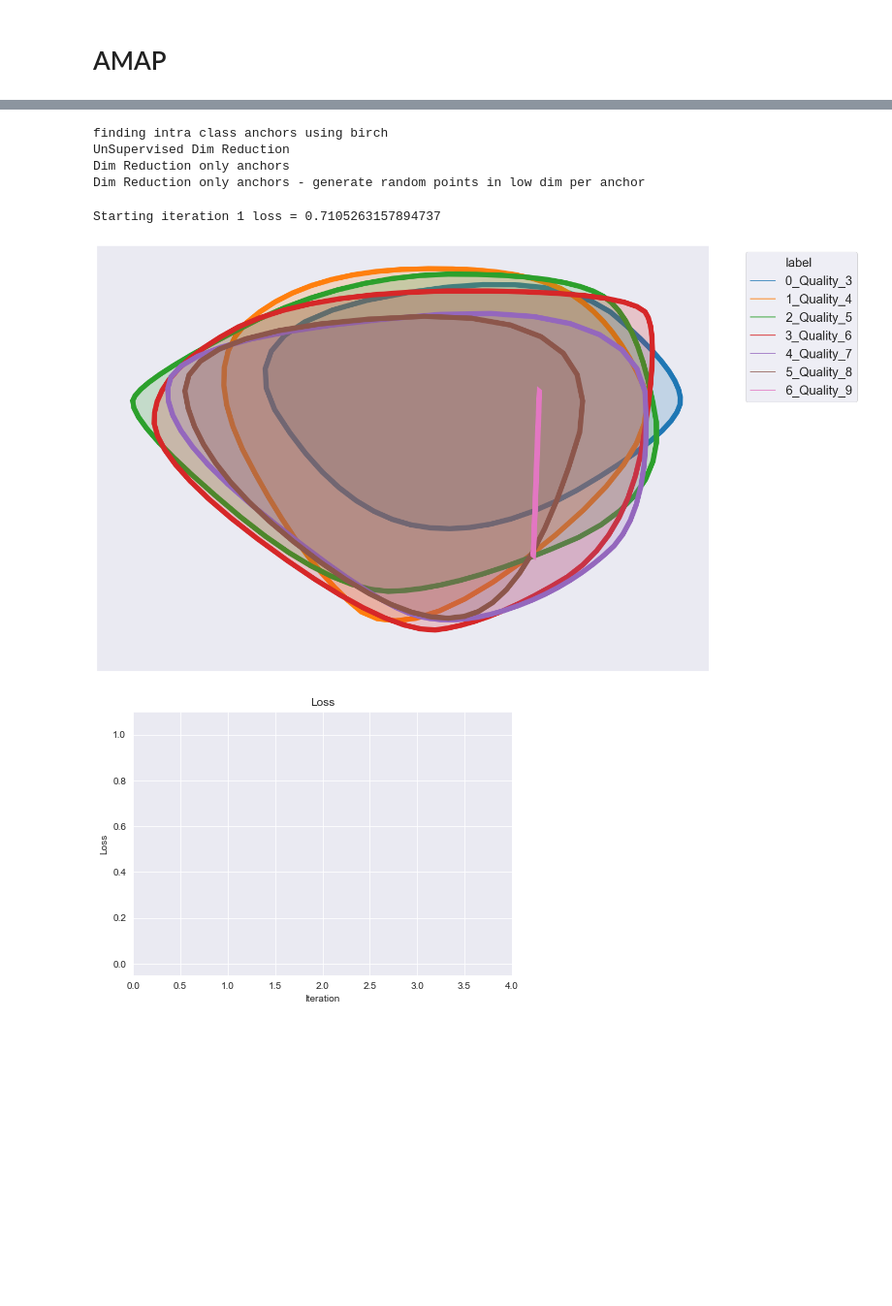
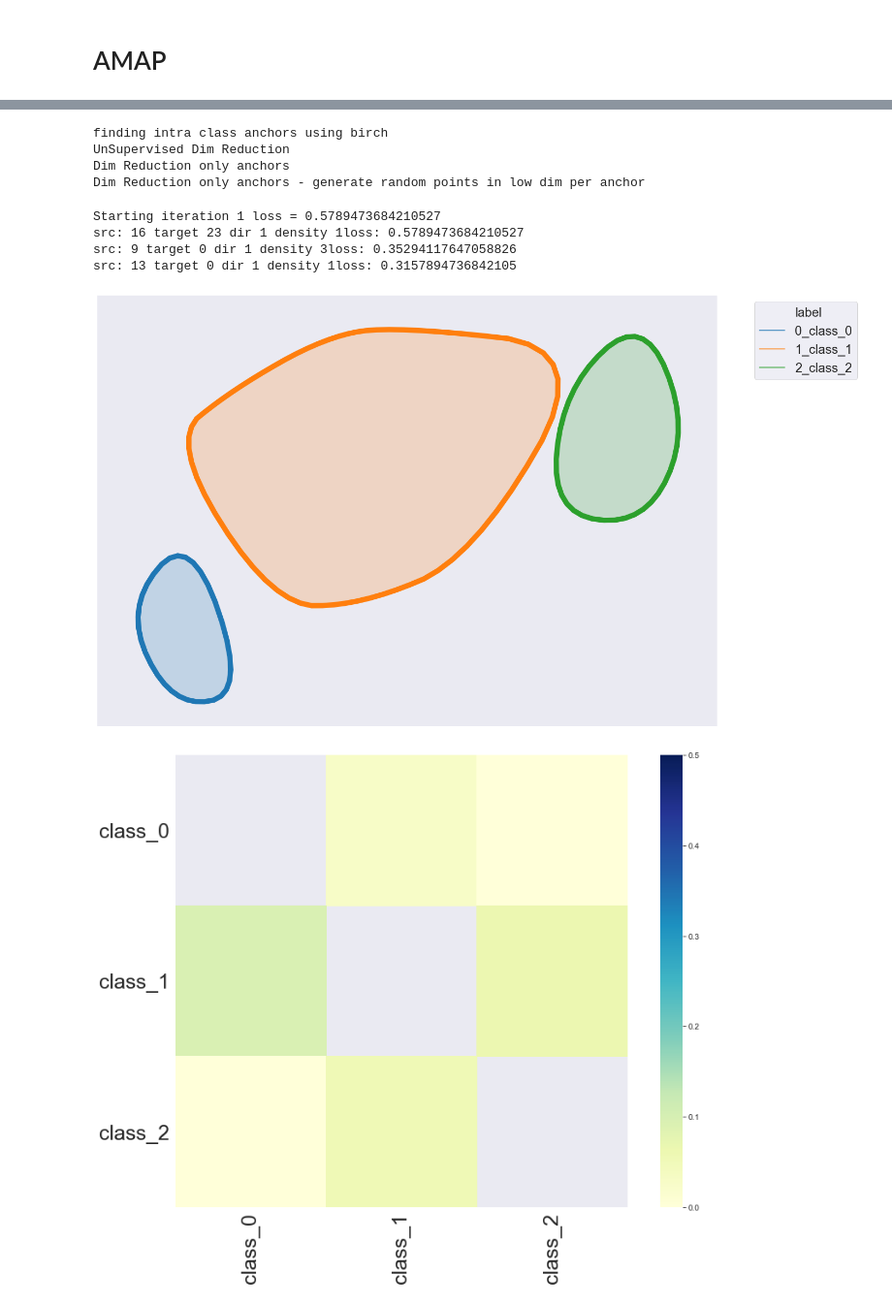
Before and after one commit to wuuusicong/ExplorationAndVisualizationOfHighDimClusters, a Jupyter notebook: notebooks/WineDataset.ipynb, the cells around one changed output, grey strips where cells are left out. Shown at 97% size. Saved outputs shown, nothing was run; the diff lists cells and outputs as text; code cells hidden in the pictures; blank space fills up the shorter version.

```diff
--- a/notebooks/WineDataset.ipynb
+++ b/notebooks/WineDataset.ipynb
@@ -40,0 +30,3 @@ X.shape
+# %%
+ds_scaled = DataSetFactory.get_dataset('wine-sklearn-scaled', random_state=RANDOM_STATE)
+ds_not_scaled = DataSetFactory.get_dataset('wine-sklearn-not-scaled', random_state=RANDOM_STATE)
@@ -40,0 +36,6 @@ X.shape
+# %%
+X_scaled = ds_scaled.df[ds_scaled.feature_cols].values
+y_scaled = ds_scaled.df[ds_scaled.label_col].values
+
+X_not_scaled = ds_not_scaled.df[ds_not_scaled.feature_cols].values
+y_not_scaled = ds_not_scaled.df[ds_not_scaled.label_col].values
@@ -157,10 +288,10 @@ Starting iteration 1 loss = 0.631578947368421
 # %%
 blobs_amap = AMAP(reduce_all_points=False,
-                  n_iter=1,
-                  batch_size=0,
-                  learning_rate=0.1,
+                  n_iter=41,
+                  batch_size=1,
+                  learning_rate=0.5,
                   dataset='Wine',
-                  class_to_label=ds.class_to_label,
+                  class_to_label=ds_scaled.class_to_label,
                   show_fig=True,
                   save_fig=True,
                   random_state=RANDOM_STATE,
@@ -169,15 +300,17 @@ blobs_amap = AMAP(reduce_all_points=False,
                   show_points=False,
                   show_inner_blobs=False,
                   show_polygons=True,
-                  show_label_level_plots=False,
+                  show_label_level_plots=True,
                   show_anchor_level_plot=False,
-                  save_fig_every=25,
+                  save_fig_every=40,
                   annotate_images=False,
-                  birch_threshold=0.2,
+                  birch_threshold=0.4,
                   alpha=0,
-                  douglas_peucker_tolerance=0.5,
+                  douglas_peucker_tolerance=0.1,
                   smooth_iter=3,
-                  magnitude_step=False)
+                  magnitude_step=True,
+                  mask_sparse_subcluster=0,
+                  top_greedy=3)
 print(blobs_amap)
 # %% [output]
 AMAP
@@ -198,12 +331,15 @@ anchor_col='anchor'
 x_col='x'
 y_col='y'
 # %%
-low_sim_blobs = blobs_amap.fit_transform(X, y)
+low_sim_blobs = blobs_amap.fit_transform(X_scaled, y_scaled)
 # %% [output]
 finding intra class anchors using birch
 UnSupervised Dim Reduction
 Dim Reduction only anchors
 Dim Reduction only anchors - generate random points in low dim per anchor
-Starting iteration 1 loss = 0.7105263157894737
+Starting iteration 1 loss = 0.5789473684210527
+src: 16 target 23 dir 1 density 1loss: 0.5789473684210527
+src: 9 target 0 dir 1 density 3loss: 0.35294117647058826
+src: 13 target 0 dir 1 density 1loss: 0.3157894736842105
-[figure, old version]
+[figure, new version]
-[figure, old version]
+[figure, new version]
```
Also changed, not shown: parts of 27 cells of this notebook, 7 other files.
